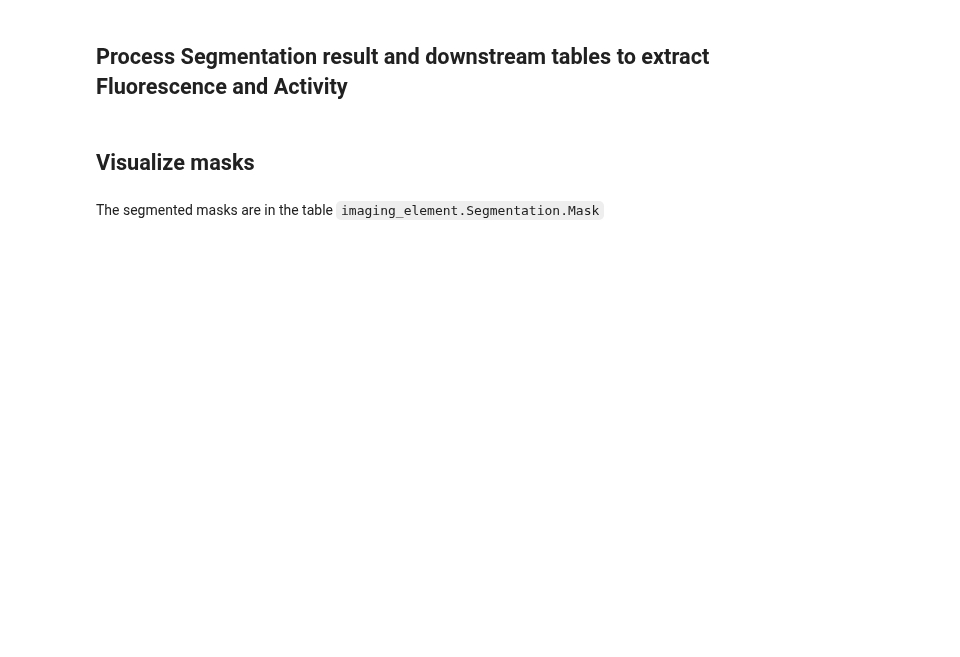
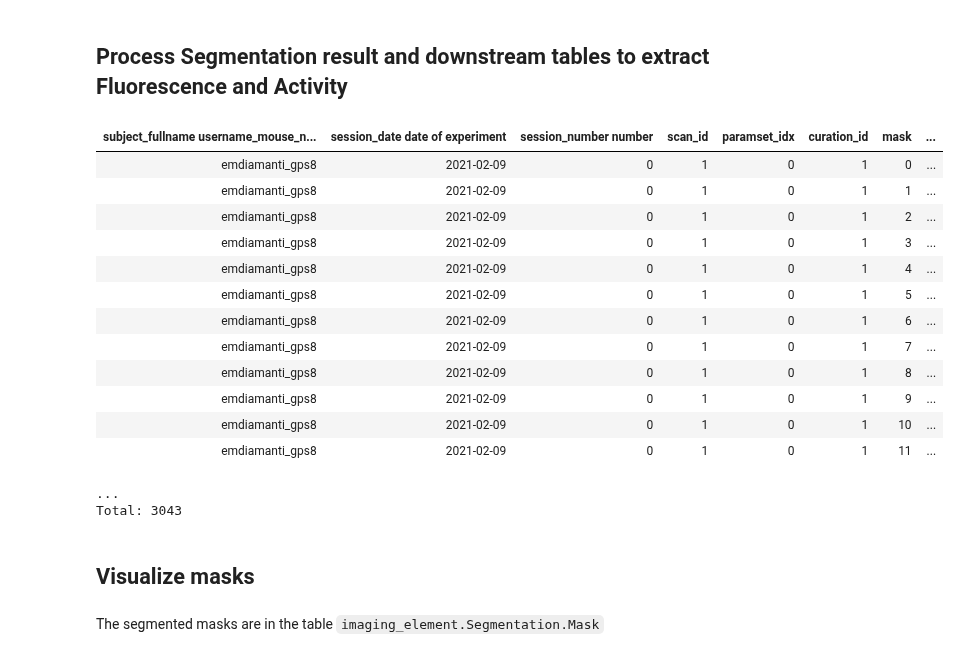
Before and after one commit to BrainCOGS/U19-pipeline-python, a Jupyter notebook: notebooks/imaging_element/imaging_element_workflow.ipynb, the cells around one changed output. Cells and saved outputs as stored; diff of their text form; code cells hidden in the pictures; blank space fills up the shorter version.

Commit message:
update imagine element to beta release

```diff
--- a/notebooks/imaging_element/imaging_element_workflow.ipynb
+++ b/notebooks/imaging_element/imaging_element_workflow.ipynb
@@ -197,2 +231,18 @@ imaging_element.Segmentation.populate(display_progress=True)
 # %%
-imaging_element.Fluorescence.populate(display_progress=True)
+imaging_element.Fluorescence.Trace()
+# %% [output]
+| subject_fullname username_mouse_n... | session_date date of experiment | session_number number | scan_id | paramset_idx | curation_id | mask | ... |
+| emdiamanti_gps8 | 2021-02-09 | 0 | 1 | 0 | 1 | 0 | ... |
+| emdiamanti_gps8 | 2021-02-09 | 0 | 1 | 0 | 1 | 1 | ... |
+| emdiamanti_gps8 | 2021-02-09 | 0 | 1 | 0 | 1 | 2 | ... |
+| emdiamanti_gps8 | 2021-02-09 | 0 | 1 | 0 | 1 | 3 | ... |
+| emdiamanti_gps8 | 2021-02-09 | 0 | 1 | 0 | 1 | 4 | ... |
+| emdiamanti_gps8 | 2021-02-09 | 0 | 1 | 0 | 1 | 5 | ... |
+| emdiamanti_gps8 | 2021-02-09 | 0 | 1 | 0 | 1 | 6 | ... |
+| emdiamanti_gps8 | 2021-02-09 | 0 | 1 | 0 | 1 | 7 | ... |
+| emdiamanti_gps8 | 2021-02-09 | 0 | 1 | 0 | 1 | 8 | ... |
+| emdiamanti_gps8 | 2021-02-09 | 0 | 1 | 0 | 1 | 9 | ... |
+| emdiamanti_gps8 | 2021-02-09 | 0 | 1 | 0 | 1 | 10 | ... |
+| emdiamanti_gps8 | 2021-02-09 | 0 | 1 | 0 | 1 | 11 | ... |
+...
+Total: 3043
```
Also changed, not shown: parts of 16 cells of this notebook.
